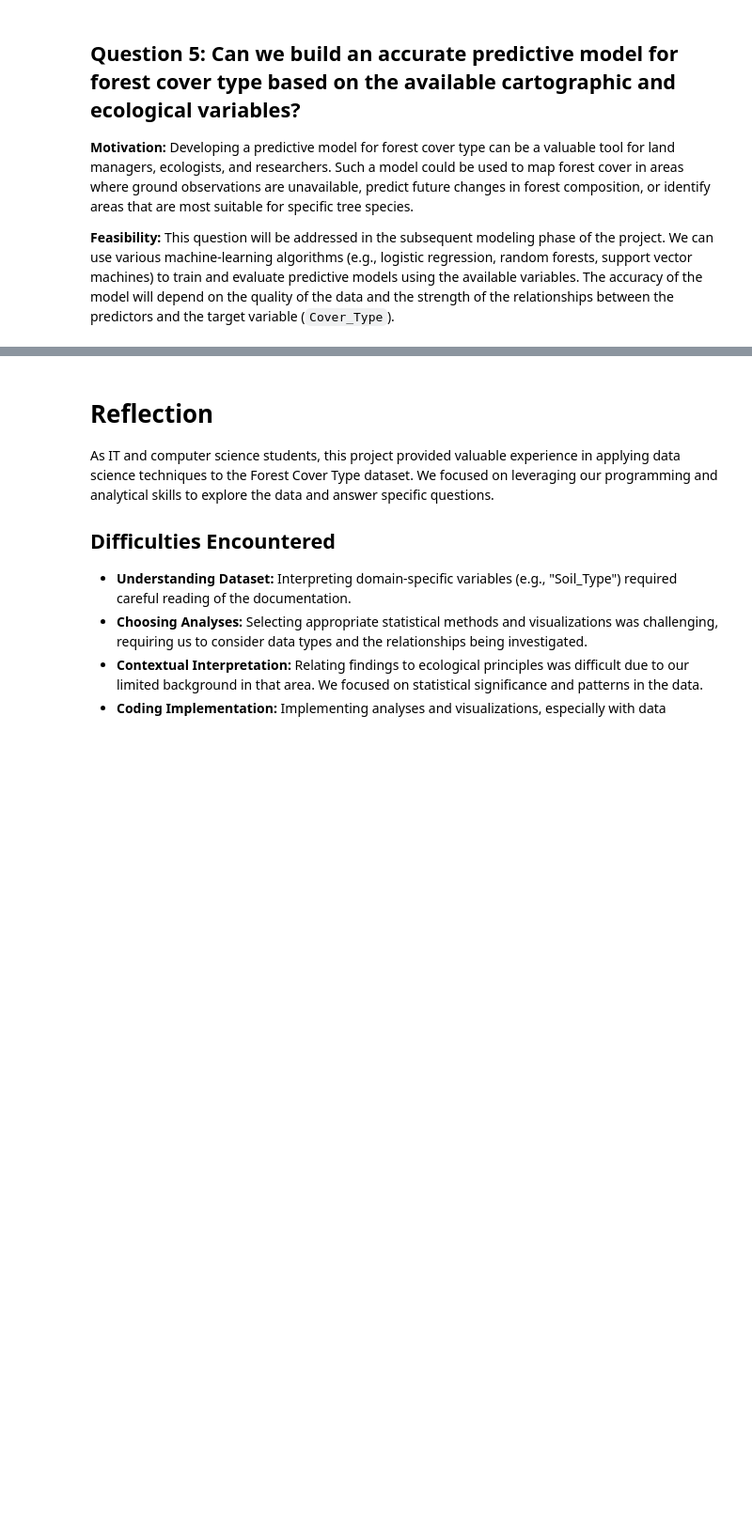
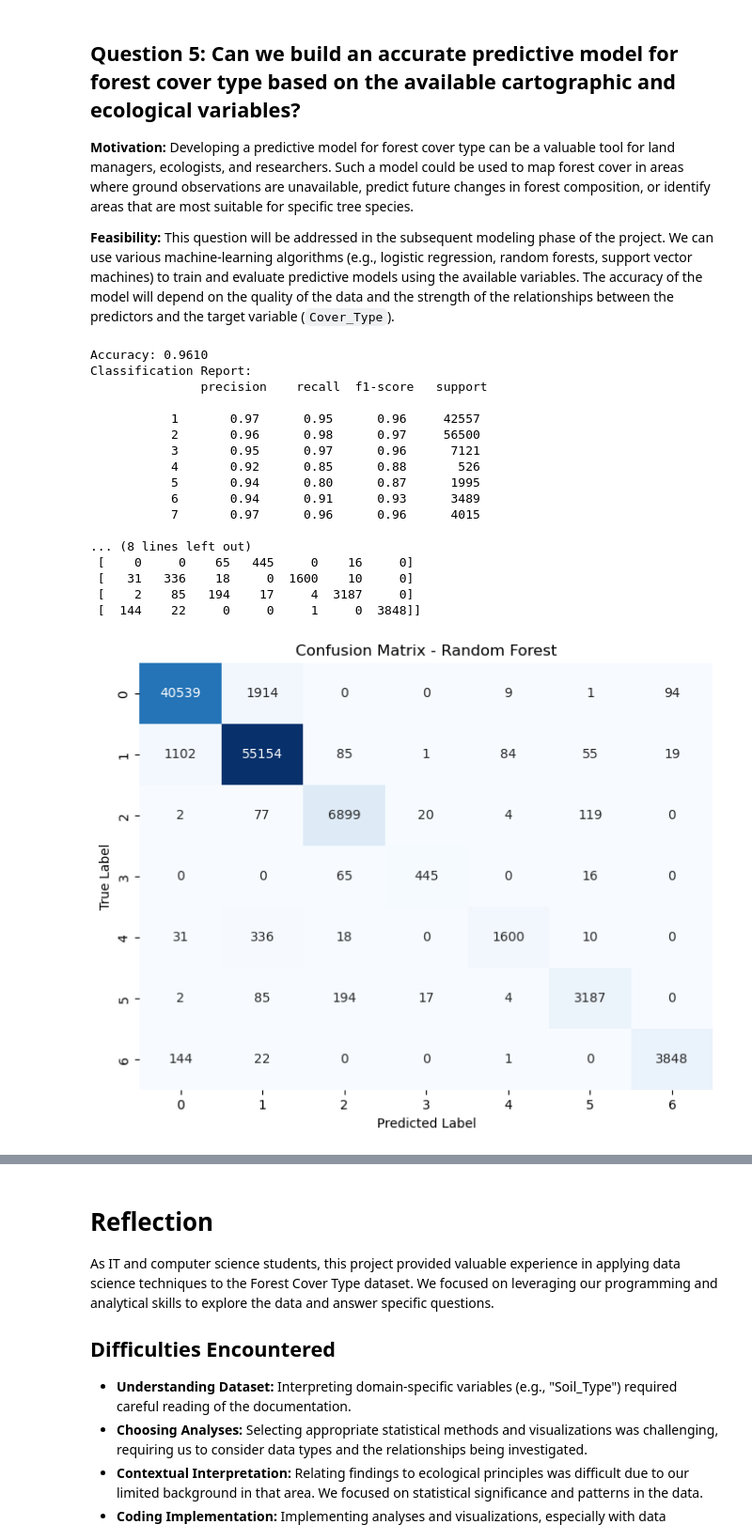
Before and after one commit to iamlkn/PDS_FinalProject, a Jupyter notebook: main.ipynb, the cells around one changed output, grey strips where cells are left out. Shown: that part at 94% size. Cells and saved outputs as stored; diff of their text form; code cells hidden in the pictures; blank space fills up the shorter version.

```diff
--- a/main.ipynb
+++ b/main.ipynb
@@ -651,3 +721,78 @@ By carefully analyzing the associations between soil type and forest cover type,
 **Motivation:** Developing a predictive model for forest cover type can be a valuable tool for land managers, ecologists, and researchers. Such a model could be used to map forest cover in areas where ground observations are unavailable, predict future changes in forest composition, or identify areas that are most suitable for specific tree species.
 
 **Feasibility:** This question will be addressed in the subsequent modeling phase of the project. We can use various machine-learning algorithms (e.g., logistic regression, random forests, support vector machines) to train and evaluate predictive models using the available variables. The accuracy of the model will depend on the quality of the data and the strength of the relationships between the predictors and the target variable (`Cover_Type`).
+# %%
+# Import necessary libraries
+import pandas as pd
+from sklearn.model_selection import train_test_split
+from sklearn.preprocessing import StandardScaler
+from sklearn.linear_model import LogisticRegression
+from sklearn.ensemble import RandomForestClassifier
+from sklearn.svm import SVC
+from sklearn.neighbors import KNeighborsClassifier
+from sklearn.metrics import accuracy_score, classification_report, confusion_matrix
+import seaborn as sns
+
+# Drop Soil_Type and Wilderness_Area columns
+df.drop(['Soil_Type', 'Wilderness_Area'], axis=1, inplace=True)
+
+# Separate features (X) and target (y)
+X = df.drop('Cover_Type', axis=1)
+y = df['Cover_Type']
+
+# Split data into training and testing sets (e.g., 80% train, 20% test)
+X_train, X_test, y_train, y_test = train_test_split(X, y, test_size=0.2, random_state=42)
+
+# Initialize the models
+model = RandomForestClassifier()
+
+results = {}
+
+# Train the model
+model.fit(X_train, y_train)
+
+# Make predictions on the test set
+y_pred = model.predict(X_test)
+
+# Evaluate the model
+accuracy = accuracy_score(y_test, y_pred)
+report = classification_report(y_test, y_pred)
+cm = confusion_matrix(y_test, y_pred)
+
+results = {
+    'accuracy': accuracy,
+    'classification_report': report,
+    'confusion_matrix': cm
+}
+
+print(f"Accuracy: {accuracy:.4f}")
+print("Classification Report:\n", report)
+print("Confusion Matrix:\n", cm)
+print("\n")
+
+# Plot confusion matrix as a heatmap
+plt.figure(figsize=(8, 6))
+sns.heatmap(cm, annot=True, fmt="d", cmap="Blues", cbar=False)
+plt.title(f"Confusion Matrix - {name}")
+plt.xlabel("Predicted Label")
+plt.ylabel("True Label")
+plt.show()
+# %% [output]
+Accuracy: 0.9610
+Classification Report:
+               precision    recall  f1-score   support
+
+           1       0.97      0.95      0.96     42557
+           2       0.96      0.98      0.97     56500
+           3       0.95      0.97      0.96      7121
+           4       0.92      0.85      0.88       526
+           5       0.94      0.80      0.87      1995
+           6       0.94      0.91      0.93      3489
+           7       0.97      0.96      0.96      4015
+
+... (8 lines left out)
+ [    0     0    65   445     0    16     0]
+ [   31   336    18     0  1600    10     0]
+ [    2    85   194    17     4  3187     0]
+ [  144    22     0     0     1     0  3848]]
+[figure, added]
```
Also changed, not shown: parts of 8 cells of this notebook.
